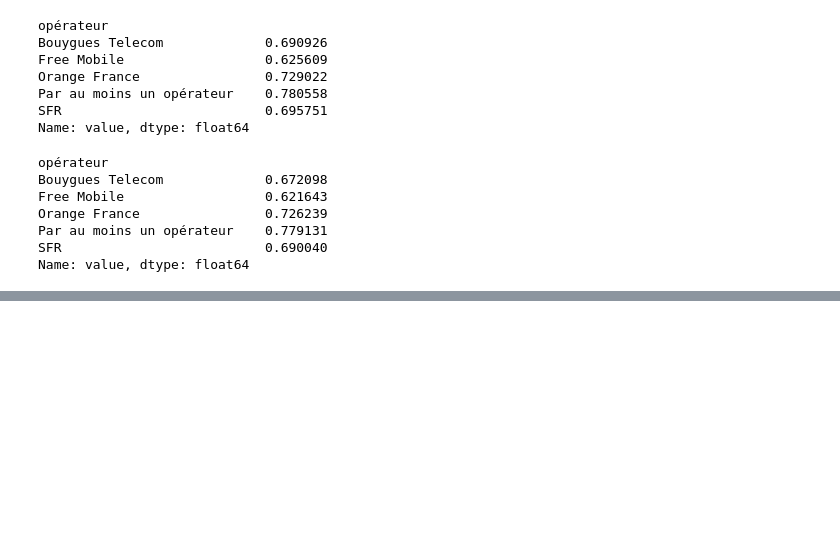
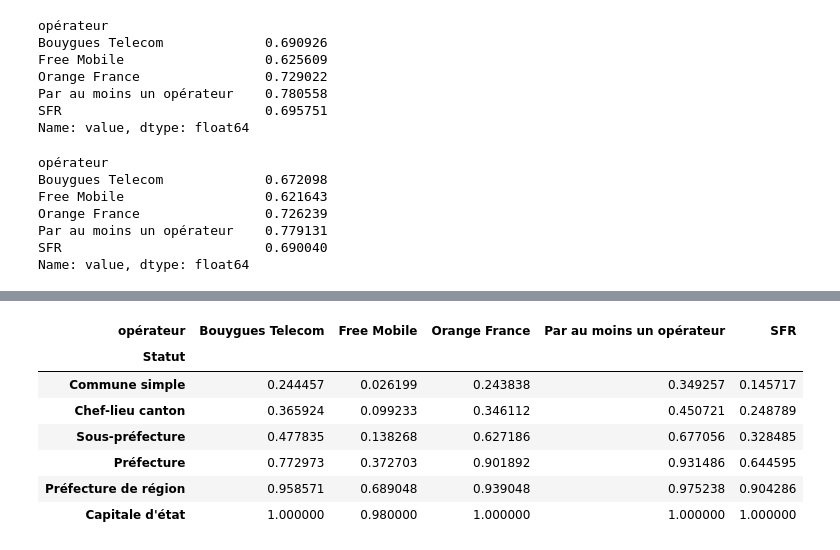
Before and after one commit to fran6w/TIDE, a Jupyter notebook: 03_TIDE_session.ipynb, the cells around one changed output, grey strips where cells are left out. Cells and saved outputs as stored; diff of their text form; code cells hidden in the pictures; blank space fills up the shorter version.

```diff
--- a/03_TIDE_session.ipynb
+++ b/03_TIDE_session.ipynb
@@ -513,0 +577,15 @@ Name: value, dtype: float64
+# %%
+selection = data.loc[(data["techno"]=="4G") & (data["couverture"]=="surfacique")]
+tab = selection.pivot_table(index="Statut",
+                      columns="opérateur",
+                      values="value")
+tab
+# %% [output]
+| opérateur | Bouygues Telecom | Free Mobile | Orange France | Par au moins un opérateur | SFR |
+| Statut |  |  |  |  |  |
+| Commune simple | 0.244457 | 0.026199 | 0.243838 | 0.349257 | 0.145717 |
+| Chef-lieu canton | 0.365924 | 0.099233 | 0.346112 | 0.450721 | 0.248789 |
+| Sous-préfecture | 0.477835 | 0.138268 | 0.627186 | 0.677056 | 0.328485 |
+| Préfecture | 0.772973 | 0.372703 | 0.901892 | 0.931486 | 0.644595 |
+| Préfecture de région | 0.958571 | 0.689048 | 0.939048 | 0.975238 | 0.904286 |
+| Capitale d'état | 1.000000 | 0.980000 | 1.000000 | 1.000000 | 1.000000 |
```
Also changed, not shown: parts of 11 cells of this notebook.
